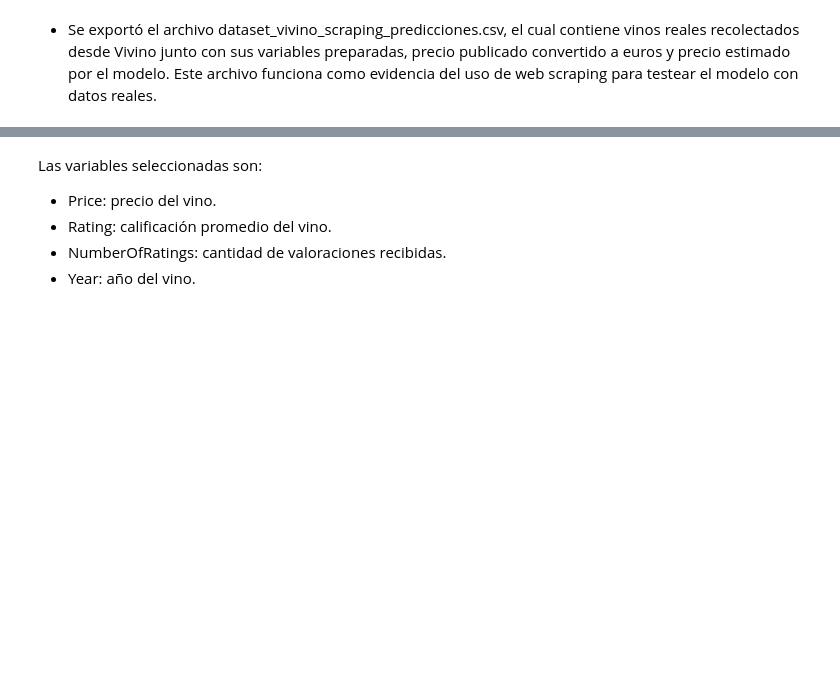
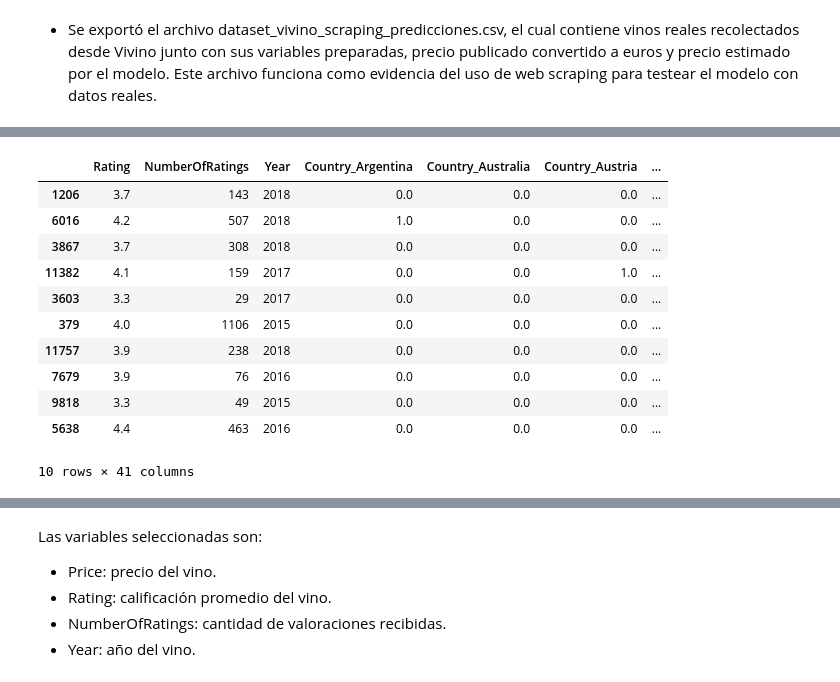
Before and after one commit to Danae-Munoz/Analisis_Data_Mineria-de-datos, a Jupyter notebook: Evaluación_3_Danae_Muñoz.ipynb, the cells around one changed output, grey strips where cells are left out. Saved outputs shown, nothing was run; the diff lists cells and outputs as text; code cells hidden in the pictures; blank space fills up the shorter version.

```diff
--- a/Evaluación_3_Danae_Muñoz.ipynb
+++ b/Evaluación_3_Danae_Muñoz.ipynb
@@ -1176,0 +1723,25 @@ print("Archivo dataset_vivino_scraping_predicciones2.csv generado correctamente.
+# %%
+# Creamos una copia del set de prueba utilizado por el modelo
+set_datos_prueba = X_test.copy()
+
+# Convertimos y_test desde escala logarítmica a escala original
+precio_real_prueba = np.expm1(y_test)
+
+# Agregamos el precio real al set de prueba
+set_datos_prueba["Precio_real_EUR"] = precio_real_prueba.values
+
+# Visualizamos una muestra del set de prueba
+set_datos_prueba.head(10)
+# %% [output]
+|  | Rating | NumberOfRatings | Year | Country_Argentina | Country_Australia | Country_Austria | ... |
+| 1206 | 3.7 | 143 | 2018 | 0.0 | 0.0 | 0.0 | ... |
+| 6016 | 4.2 | 507 | 2018 | 1.0 | 0.0 | 0.0 | ... |
+| 3867 | 3.7 | 308 | 2018 | 0.0 | 0.0 | 0.0 | ... |
+| 11382 | 4.1 | 159 | 2017 | 0.0 | 0.0 | 1.0 | ... |
+| 3603 | 3.3 | 29 | 2017 | 0.0 | 0.0 | 0.0 | ... |
+| 379 | 4.0 | 1106 | 2015 | 0.0 | 0.0 | 0.0 | ... |
+| 11757 | 3.9 | 238 | 2018 | 0.0 | 0.0 | 0.0 | ... |
+| 7679 | 3.9 | 76 | 2016 | 0.0 | 0.0 | 0.0 | ... |
+| 9818 | 3.3 | 49 | 2015 | 0.0 | 0.0 | 0.0 | ... |
+| 5638 | 4.4 | 463 | 2016 | 0.0 | 0.0 | 0.0 | ... |
+10 rows × 41 columns
```
Also changed, not shown: parts of 109 cells of this notebook.
